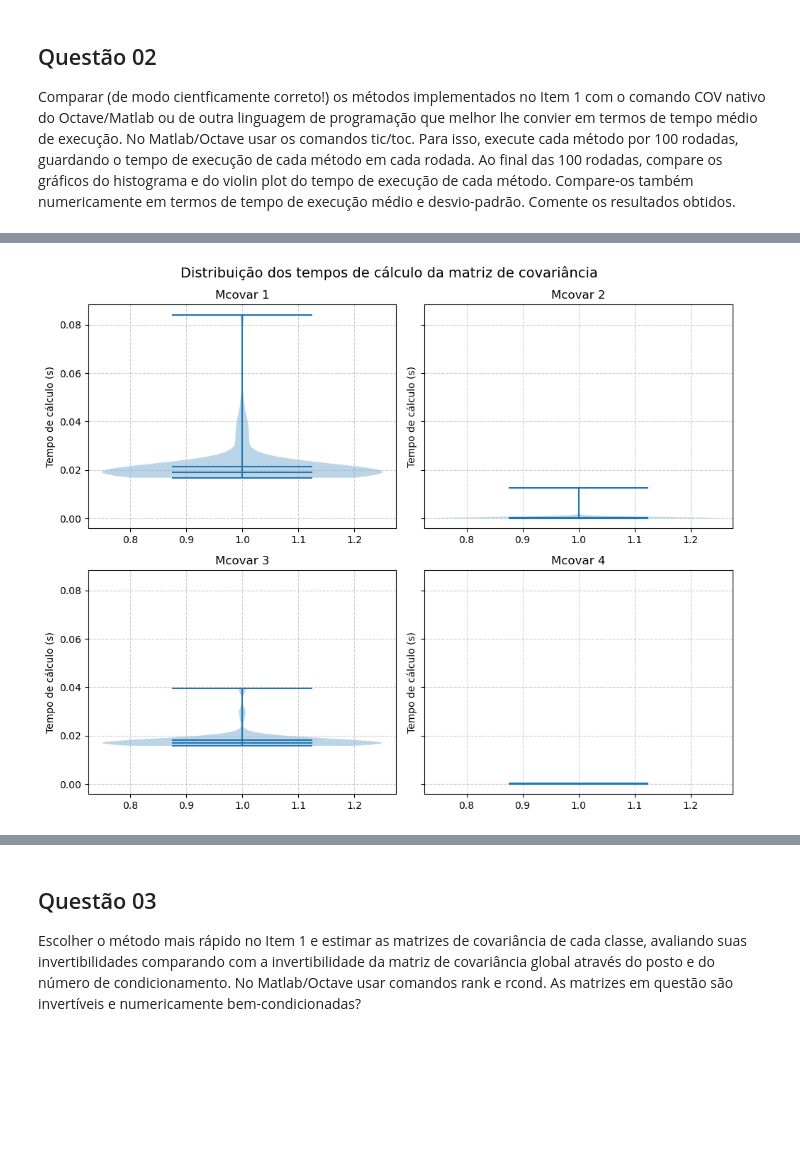
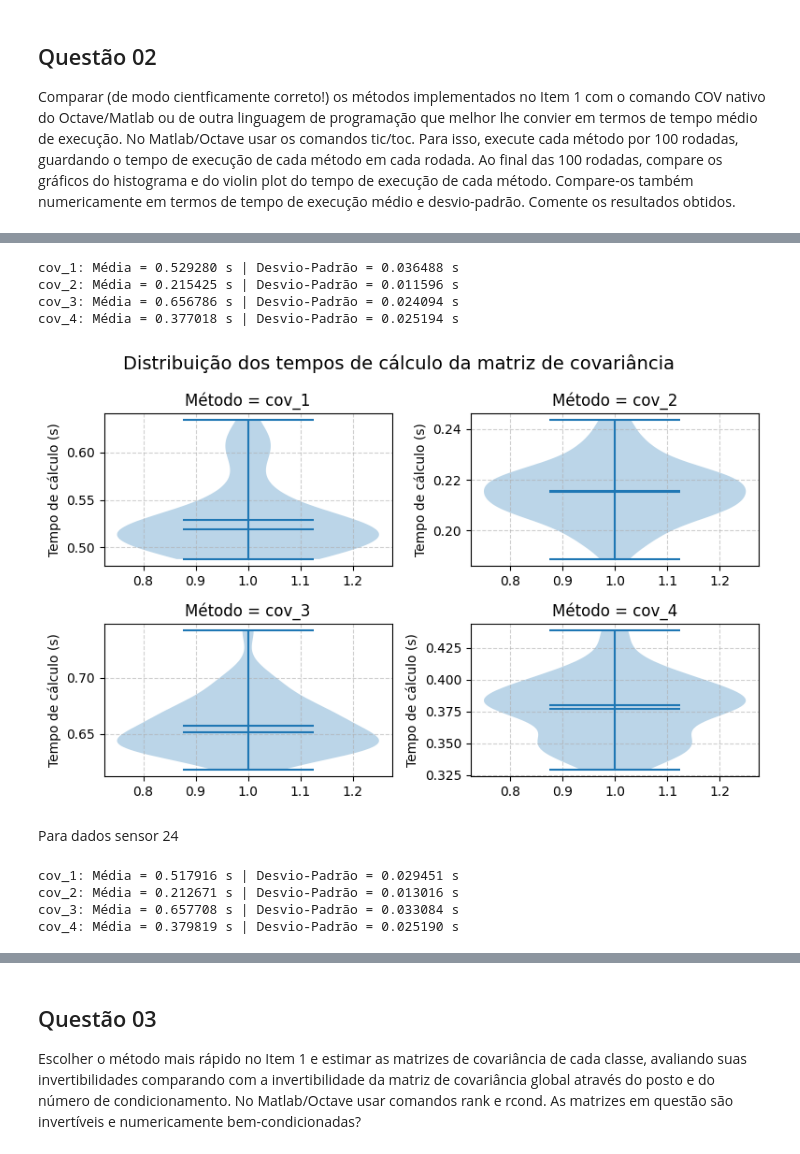
Before and after one commit to LuisFelipeCSouza/reconhecimento-de-padroes, a Jupyter notebook: trabalho-2/main.ipynb, the cells around one changed output, grey strips where cells are left out. Cells and saved outputs as stored; diff of their text form; code cells hidden in the pictures; blank space fills up the shorter version.

```diff
--- a/trabalho-2/main.ipynb
+++ b/trabalho-2/main.ipynb
@@ -162,14 +162,15 @@ cov_4: Média = 0.767804 s | Desvio-Padrão = 0.239485 s
 # %%
-fig, axes = plt.subplots(2,2, figsize=(8, 5))
+def plot_violin_hist(times):
+    fig, axes = plt.subplots(2,2, figsize=(8, 5))
 
-axes = axes.flatten()  # transformar em lista para iterar
+    axes = axes.flatten()  # transformar em lista para iterar
 
-for i, (c, valores) in enumerate(times_4.items()):
-    axes[i].violinplot(valores, showmeans=True, showmedians=True)
-    axes[i].set_title(f"Método = {c}")
-    axes[i].set_ylabel("Tempo de cálculo (s)")
-    axes[i].grid(True, linestyle="--", alpha=0.6)
+    for i, (c, valores) in enumerate(times.items()):
+        axes[i].violinplot(valores, showmeans=True, showmedians=True)
+        axes[i].set_title(f"Método = {c}")
+        axes[i].set_ylabel("Tempo de cálculo (s)")
+        axes[i].grid(True, linestyle="--", alpha=0.6)
 
-plt.suptitle("Distribuição dos tempos de cálculo da matriz de covariância", fontsize=14)
-plt.tight_layout()
-plt.show()
+    plt.suptitle("Distribuição dos tempos de cálculo da matriz de covariância", fontsize=14)
+    plt.tight_layout()
+    plt.show()
@@ -233,26 +177,20 @@ temp_cov_1, temp_cov_2, temp_cov_3, temp_cov_4
-# %%
-import matplotlib.pyplot as plt
-
-# Supondo que você já tenha as listas:
-# temp_cov_1 = [...]
-# temp_cov_2 = [...]
-# temp_cov_3 = [...]
-# temp_cov_4 = [...]
-
-data = [temp_cov_1, temp_cov_2, temp_cov_3, temp_cov_4]
-labels = ["Mcovar 1", "Mcovar 2", "Mcovar 3", "Mcovar 4"]
-
-fig, axes = plt.subplots(2, 2, figsize=(10,8), sharey=True)  # 2 linhas, 2 colunas
-axes = axes.flatten()  # transformar em lista para iterar
-
-for i, ax in enumerate(axes):
-    ax.violinplot(data[i], showmeans=True, showmedians=True)
-    ax.set_title(labels[i])
-    ax.set_ylabel("Tempo de cálculo (s)")
-    ax.grid(True, linestyle="--", alpha=0.6)
-
-plt.suptitle("Distribuição dos tempos de cálculo da matriz de covariância", fontsize=14)
-plt.tight_layout()
-plt.show()
-# %% [output]
-[figure, removed]
+# %%
+times_4 = calc_tempos(X_4)
+# %% [output]
+cov_1: Média = 0.529280 s | Desvio-Padrão = 0.036488 s
+cov_2: Média = 0.215425 s | Desvio-Padrão = 0.011596 s
+cov_3: Média = 0.656786 s | Desvio-Padrão = 0.024094 s
+cov_4: Média = 0.377018 s | Desvio-Padrão = 0.025194 s
+# %%
+plot_violin_hist(times_4)
+# %% [output]
+[figure, added]
+# %% [markdown]
+Para dados sensor 24
+# %%
+times_24 = calc_tempos(X_24)
+# %% [output]
+cov_1: Média = 0.517916 s | Desvio-Padrão = 0.029451 s
+cov_2: Média = 0.212671 s | Desvio-Padrão = 0.013016 s
+cov_3: Média = 0.657708 s | Desvio-Padrão = 0.033084 s
+cov_4: Média = 0.379819 s | Desvio-Padrão = 0.025190 s
```
Also changed, not shown: parts of 5 cells of this notebook.
